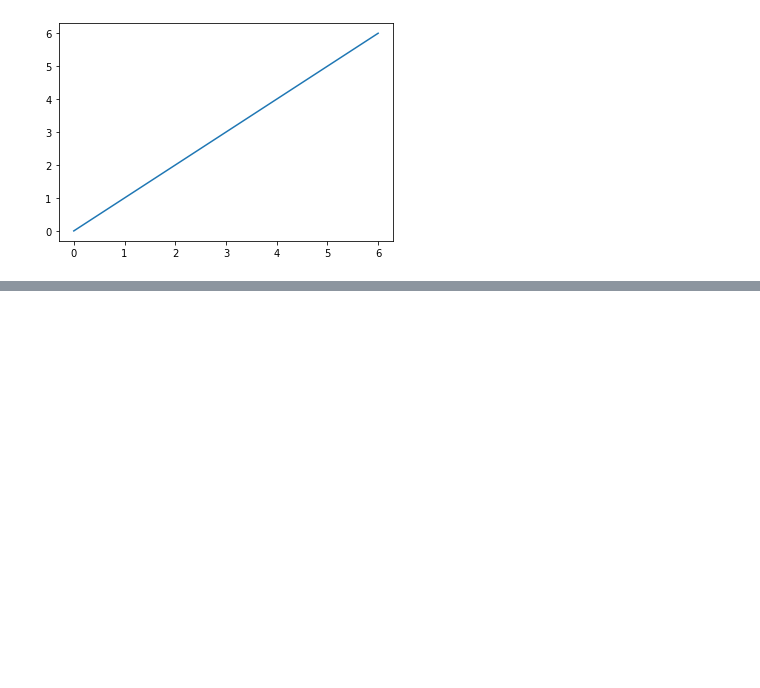
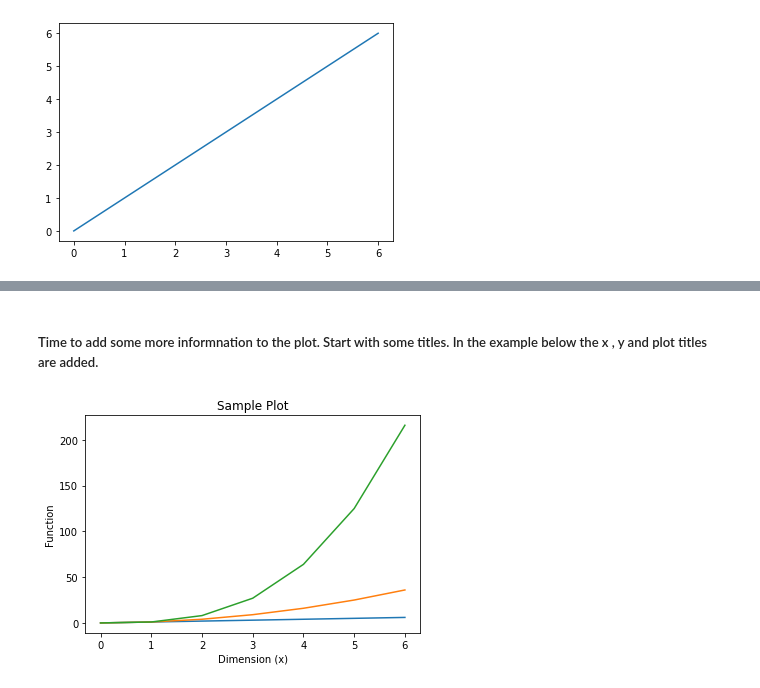
Before and after one commit to donneger/data_analysis_assessment, a Jupyter notebook: pyplot_assignment/pyplot.ipynb, the cells around one changed output, grey strips where cells are left out. Drawn from its saved outputs; the diff is of its cells as text; code cells hidden in the pictures; blank space fills up the shorter version.

```diff
--- a/pyplot_assignment/pyplot.ipynb
+++ b/pyplot_assignment/pyplot.ipynb
@@ -38,0 +49,13 @@ The diagram below from the matplotlib usage guide [link_here](https://matplotlib
+# %% [markdown]
+##### Time to add some more informnation to the plot. Start with some titles. In the example below the x , y and plot titles are added.
+# %%
+# Building on the initial plot above the code below shows how easy it is to combine multiple plots in one but it is still not telling us a lot.
+plt.plot(x,y1)
+plt.plot(x,y2)
+plt.plot(x,y3)
+plt.xlabel("Dimension (x)")
+plt.ylabel("Function")
+plt.title("Sample Plot")
+plt.show()
+# %% [output]
+[figure, added]
```
Also changed, not shown: parts of 9 cells of this notebook.
